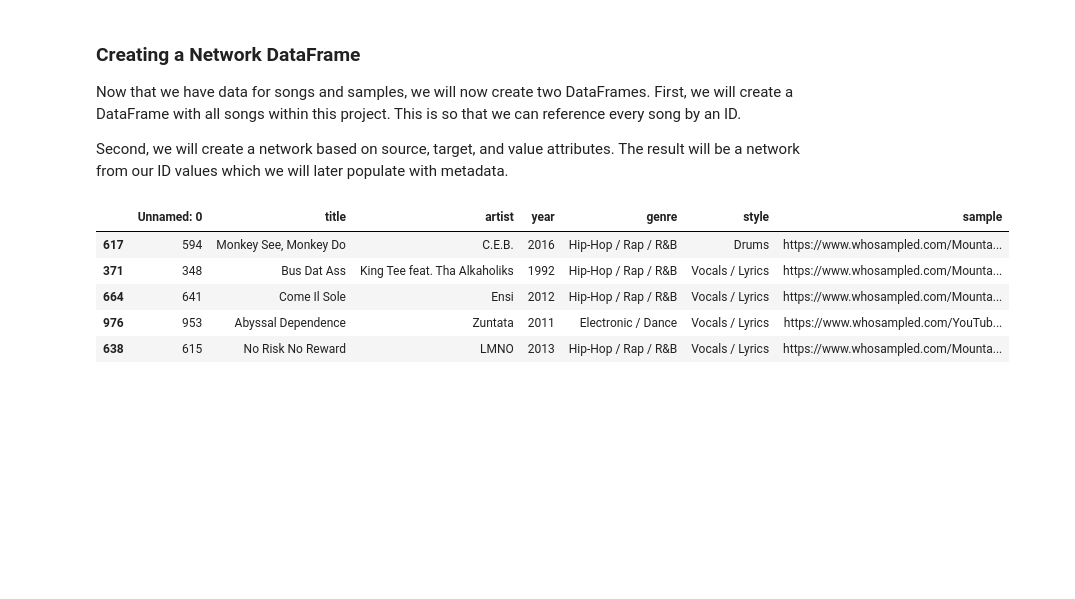
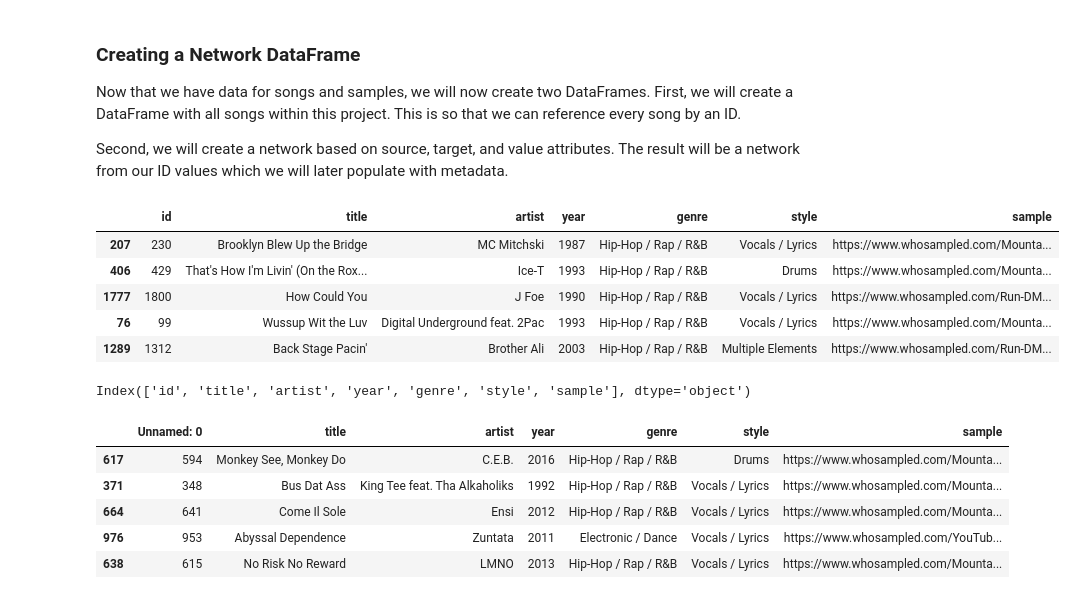
Before and after one commit to brendanwilliam/whosampled-artist, a Jupyter notebook: src/BTS-Samples.ipynb, the cells around one changed output. Saved outputs shown, nothing was run; the diff lists cells and outputs as text; code cells hidden in the pictures; blank space fills up the shorter version.

```diff
--- a/src/BTS-Samples.ipynb
+++ b/src/BTS-Samples.ipynb
@@ -285,3 +285,17 @@ song_w_samples_df = pd.read_csv('data/raw/songs_w_samples_dataset.csv')
 song_df = pd.concat([sample_df, song_w_samples_df], ignore_index=True)
 song_df = song_df.drop('Unnamed: 0', axis=1)
 song_df.to_csv('data/processed/song_data.csv')
+# %%
+df = pd.read_csv('data/processed/nodes_unique.csv')
+df.sample(5)
+# %% [output]
+|  | id | title | artist | year | genre | style | sample |
+| 207 | 230 | Brooklyn Blew Up the Bridge | MC Mitchski | 1987 | Hip-Hop / Rap / R&B | Vocals / Lyrics | https://www.whosampled.com/Mounta... |
+| 406 | 429 | That's How I'm Livin' (On the Rox... | Ice-T | 1993 | Hip-Hop / Rap / R&B | Drums | https://www.whosampled.com/Mounta... |
+| 1777 | 1800 | How Could You | J Foe | 1990 | Hip-Hop / Rap / R&B | Vocals / Lyrics | https://www.whosampled.com/Run-DM... |
+| 76 | 99 | Wussup Wit the Luv | Digital Underground feat. 2Pac | 1993 | Hip-Hop / Rap / R&B | Vocals / Lyrics | https://www.whosampled.com/Mounta... |
+| 1289 | 1312 | Back Stage Pacin' | Brother Ali | 2003 | Hip-Hop / Rap / R&B | Multiple Elements | https://www.whosampled.com/Run-DM... |
+# %%
+df.columns
+# %% [output]
+Index(['id', 'title', 'artist', 'year', 'genre', 'style', 'sample'], dtype='object')
```
Also changed, not shown: parts of 11 cells of this notebook, 3 other files.
